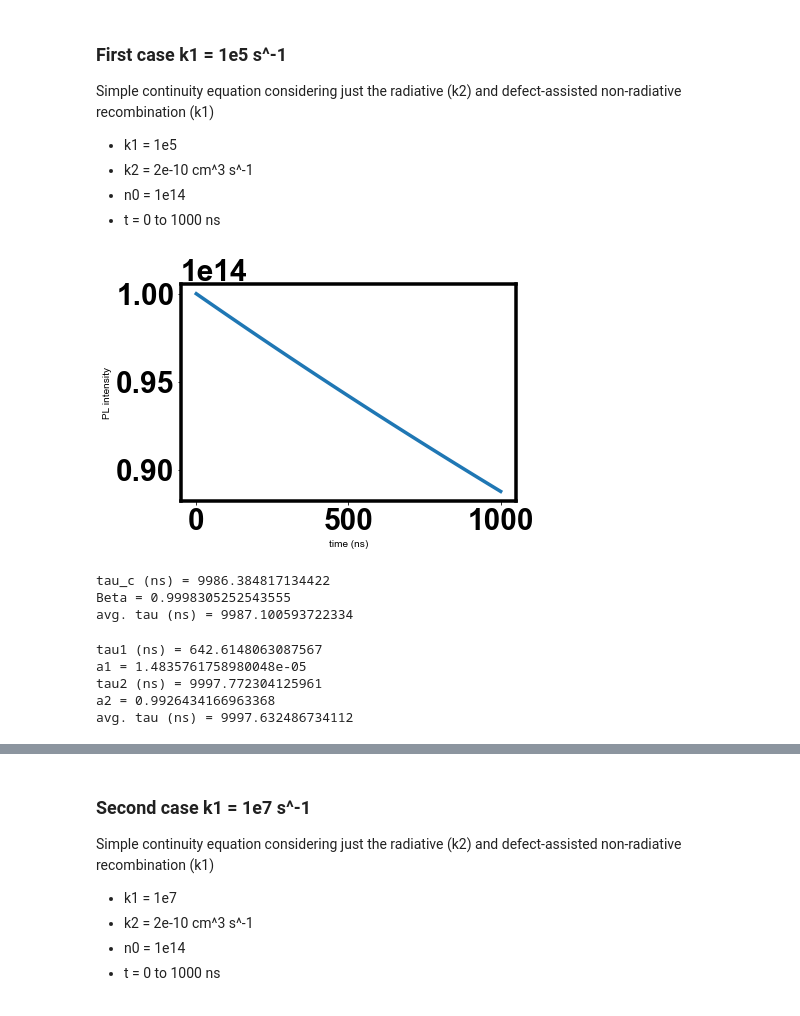
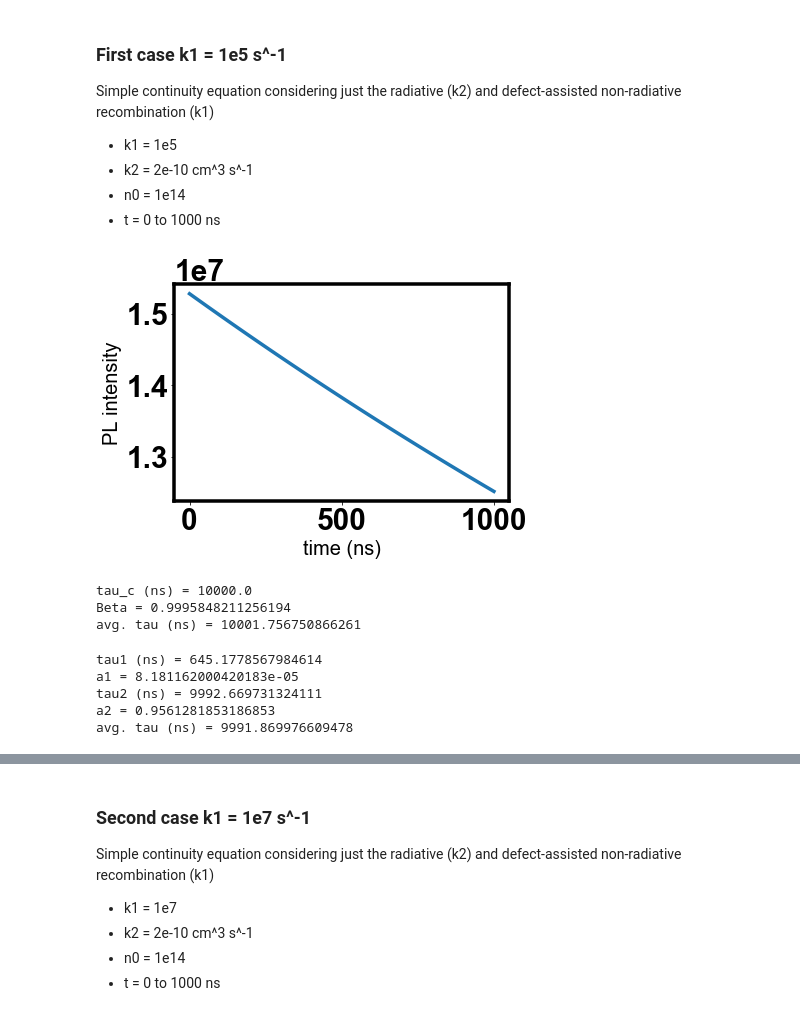
Before and after one commit to mtaddei94/TimeResolvedPL, a Jupyter notebook: PL_Intensity.ipynb, the cells around one changed output, grey strips where cells are left out. Drawn from its saved outputs; the diff is of its cells as text; code cells hidden in the pictures.

```diff
--- a/PL_Intensity.ipynb
+++ b/PL_Intensity.ipynb
@@ -40,32 +51,36 @@ n = odeint(model_1, n0, t)
+# %%
+# calculate PL
+k2 = 2e-10
+pl = k2 * (n ** 2)
 # %%
-plt.plot(t*1e9, n)
+plt.plot(t*1e9, pl)
 plt.xlabel('time (ns)')
 plt.ylabel('PL intensity')
 plt.show()
 # %% [output]
-[figure, old version]
+[figure, new version]
 # %%
-stretched_exp = stretch_exp_fit(n/np.max(n), t)
+stretched_exp = stretch_exp_fit(pl/np.max(pl), t)
 print("tau_c (ns) = "+str(stretched_exp[0]*1e9))
 print("Beta = "+str(stretched_exp[1]))
 print("avg. tau (ns) = "+str(stretched_exp[3]*1e9))
 # %% [output]
-tau_c (ns) = 9986.384817134422
-Beta = 0.9998305252543555
-avg. tau (ns) = 9987.100593722334
+tau_c (ns) = 10000.0
+Beta = 0.9995848211256194
+avg. tau (ns) = 10001.756750866261
 # %%
-double_exp = double_exp_fit(n/np.max(n), t)
+double_exp = double_exp_fit(pl/np.max(pl), t)
 print("tau1 (ns) = "+str(double_exp[0]*1e9))
 print("a1 = "+str(double_exp[1]))
 print("tau2 (ns) = "+str(double_exp[2]*1e9))
 print("a2 = "+str(double_exp[3]))
 print("avg. tau (ns) = "+str(double_exp[4]*1e9))
 # %% [output]
-tau1 (ns) = 642.6148063087567
-a1 = 1.4835761758980048e-05
-tau2 (ns) = 9997.772304125961
-a2 = 0.9926434166963368
-avg. tau (ns) = 9997.632486734112
+tau1 (ns) = 645.1778567984614
+a1 = 8.181162000420183e-05
+tau2 (ns) = 9992.669731324111
+a2 = 0.9561281853186853
+avg. tau (ns) = 9991.869976609478
 # %%
 # plot
 plt.figure(figsize=(10,8))
```
Also changed, not shown: parts of 25 cells of this notebook.
